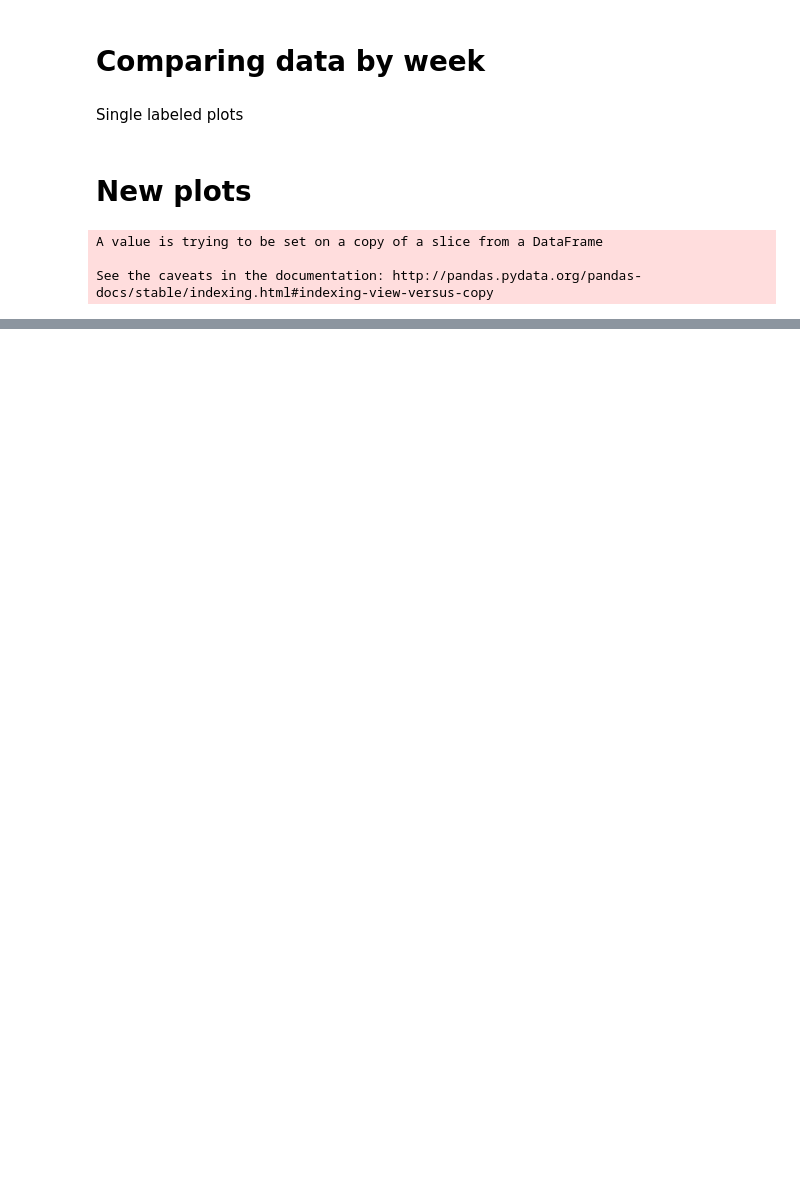
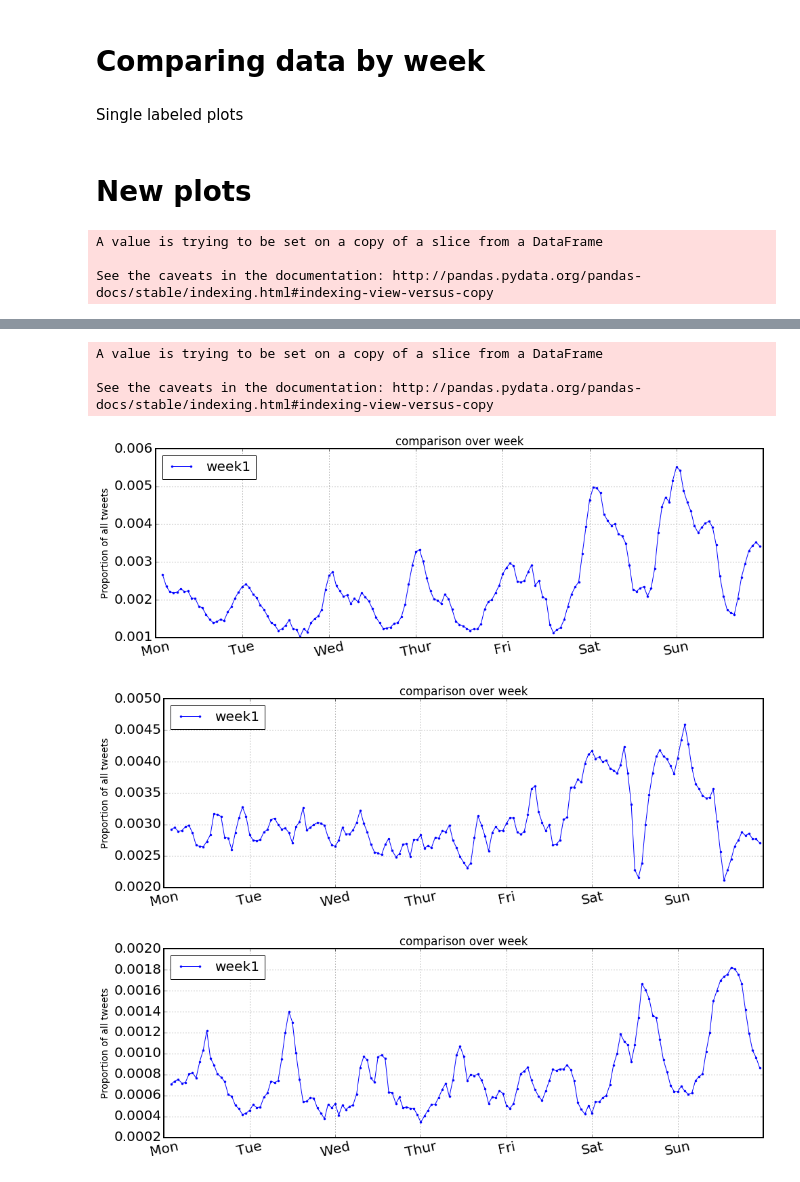
Before and after one commit to tj2huang/nyu-twipsy, a Jupyter notebook: Plot by week.ipynb, the cells around one changed output, grey strips where cells are left out. Drawn from its saved outputs; the diff is of its cells as text; code cells hidden in the pictures; blank space fills up the shorter version.

```diff
--- a/Plot by week.ipynb
+++ b/Plot by week.ipynb
@@ -119,0 +133,5 @@ compare_fpl_weeks(reflecting, '')
+# %%
+file_dir = 'E:/march labeled/date_indexed/'
+df = pd.DataFrame()
+for file in os.listdir(file_dir):
+    df = pd.concat([df, pickle.load(open(file_dir + file, 'rb'))])
@@ -119,0 +157,14 @@ compare_fpl_weeks(reflecting, '')
+# %%
+setup(df)
+# %% [output]
+A value is trying to be set on a copy of a slice from a DataFrame
+
+See the caveats in the documentation: http://pandas.pydata.org/pandas-docs/stable/indexing.html#indexing-view-versus-copy
+# %%
+compare_fpl_weeks([df['casual']], '')
+compare_fpl_weeks([df['looking']], '')
+compare_fpl_weeks([df['reflecting']], '')
+# %% [output]
+[figure, added]
+[figure, added]
+[figure, added]
```
Also changed, not shown: parts of 16 cells of this notebook, 1 other file.
